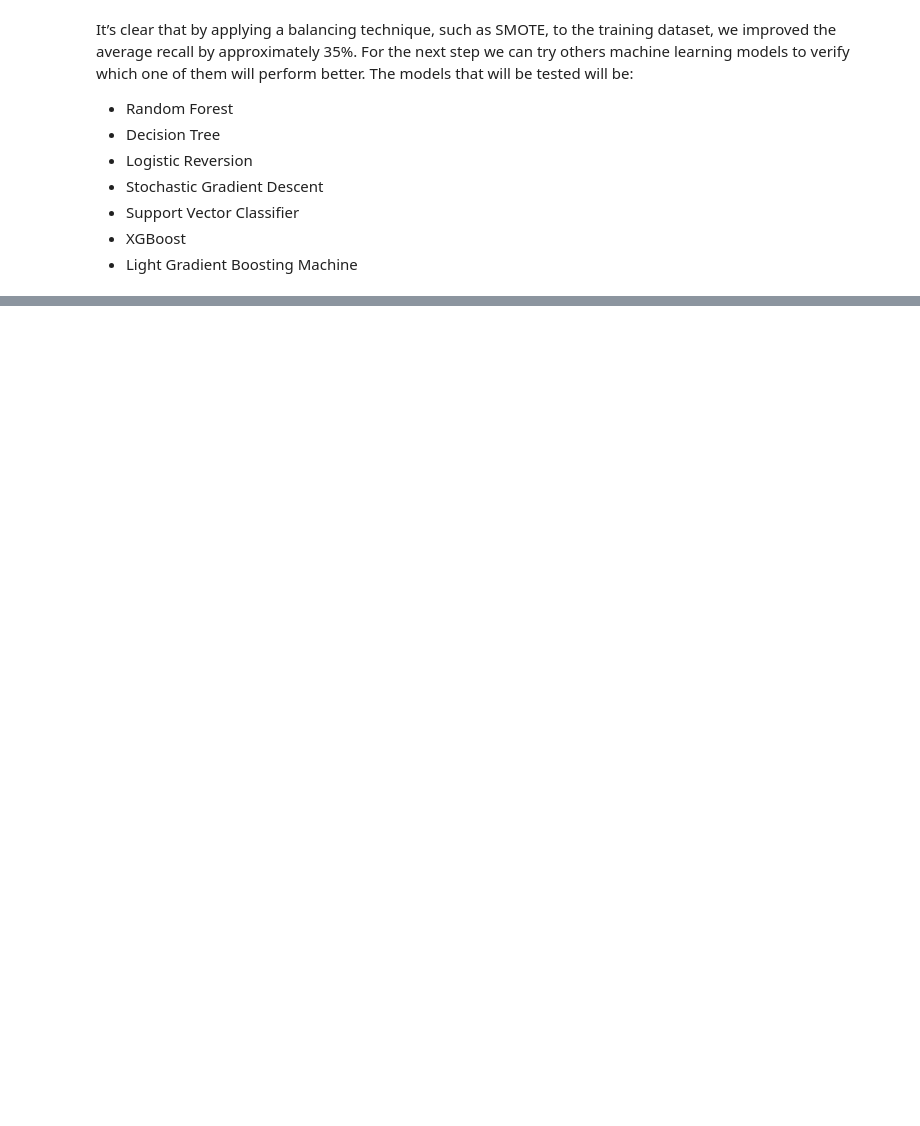
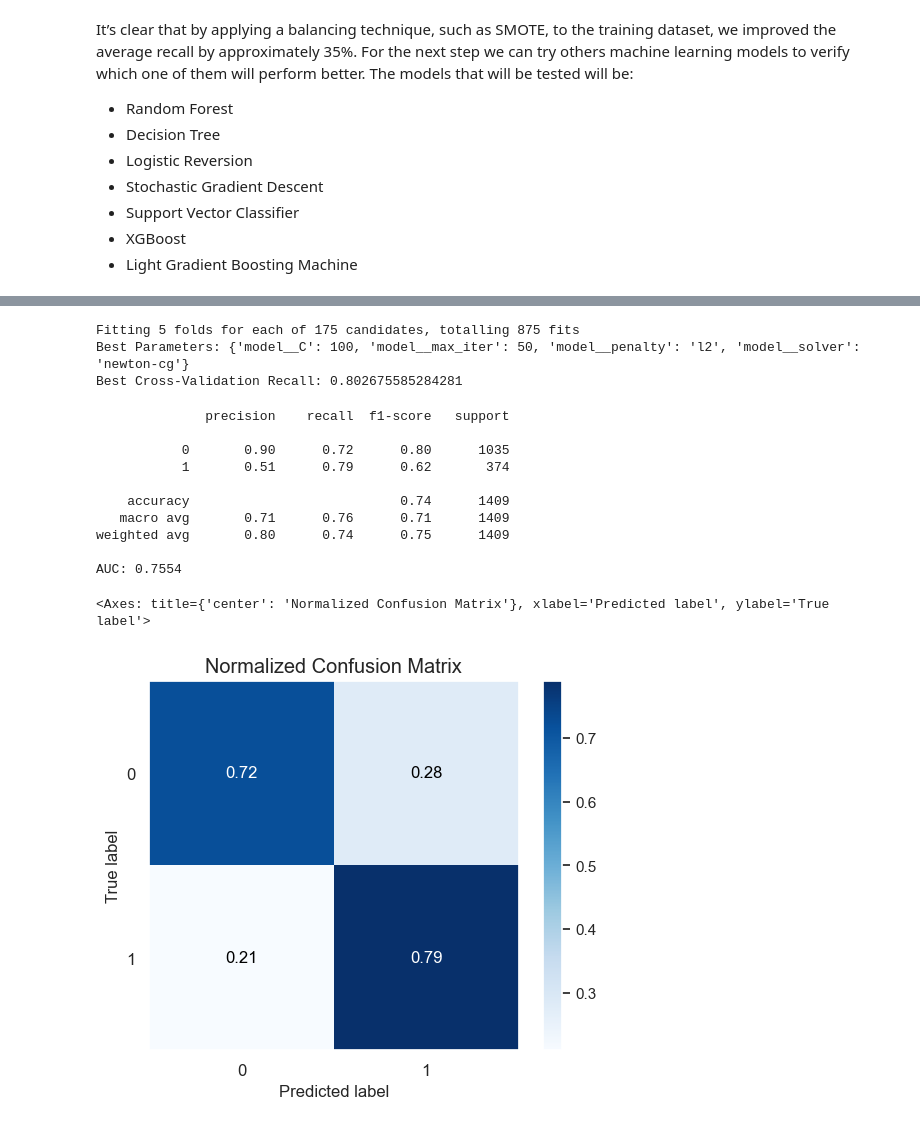
Before and after one commit to hugomaestri/data_science, a Jupyter notebook: 4-Customer_Churn_Prediction.ipynb, the cells around one changed output, grey strips where cells are left out. Drawn from its saved outputs; the diff is of its cells as text; code cells hidden in the pictures; blank space fills up the shorter version.

Commit message:
Tunning hyperparameters of three model, to after choose the best

```diff
--- a/4-Customer_Churn_Prediction.ipynb
+++ b/4-Customer_Churn_Prediction.ipynb
@@ -667,0 +653,65 @@ Average ROC-AUC: 0.84 (+/- 0.01)
+# %%
+pipeline = ImbPipeline([
+    ("preprocessor", preprocessor),
+    ("smote", SMOTE(sampling_strategy="minority", random_state=42)),
+    ("model", LogisticRegression())
+])
+
+param_grid = {
+    'model__C': [0.001, 0.01, 0.1, 1, 10, 100, 1000],  # Regularization strength
+    'model__penalty': ['l2'],  # L2 regularization (most common choice)
+    'model__solver': ['lbfgs', 'liblinear', 'saga', 'newton-cg', 'newton-cholesky'],  # Solvers that support L2 penalty
+    'model__max_iter': [50, 100, 200, 500, 1000]  # Number of iterations
+}
+
+# Set up GridSearchCV
+grid_search = GridSearchCV(
+    estimator=pipeline,
+    param_grid=param_grid,
+    scoring='recall',  # Optimize for recall
+    cv=5,  # 5-fold cross-validation
+    n_jobs=-1,  # Use all available processors
+    verbose=2  # Print progress during the search
+)
+grid_search.fit(X_train, y_train)
+print("Best Parameters:", grid_search.best_params_)
+print("Best Cross-Validation Recall:", grid_search.best_score_)
+# %% [output]
+Fitting 5 folds for each of 175 candidates, totalling 875 fits
+Best Parameters: {'model__C': 100, 'model__max_iter': 50, 'model__penalty': 'l2', 'model__solver': 'newton-cg'}
+Best Cross-Validation Recall: 0.802675585284281
+# %%
+X_train_preprocessed = preprocessor.fit_transform(X_train)
+X_test_preprocessed = preprocessor.fit_transform(X_test)
+
+smote = SMOTE(sampling_strategy="minority", random_state=42)
+X_train_resampled, y_train_resampled = smote.fit_resample(X_train_preprocessed, y_train)
+
+# Train model
+model = LogisticRegression(C=100, max_iter=50, penalty='l2', solver='newton-cg')
+model.fit(X_train_resampled, y_train_resampled)
+
+# Make predictions
+y_pred = model.predict(X_test_preprocessed)
+
+# Classification report
+print(classification_report(y_test, y_pred))
+
+# imprimir a área sob a curva
+print("AUC: {:.4f}\n".format(roc_auc_score(y_test, y_pred)))
+
+# plotar matriz de confusão
+skplt.metrics.plot_confusion_matrix(y_test, y_pred, normalize=True)
+# %% [output]
+              precision    recall  f1-score   support
+
+           0       0.90      0.72      0.80      1035
+           1       0.51      0.79      0.62       374
+
+    accuracy                           0.74      1409
+   macro avg       0.71      0.76      0.71      1409
+weighted avg       0.80      0.74      0.75      1409
+
+AUC: 0.7554
+<Axes: title={'center': 'Normalized Confusion Matrix'}, xlabel='Predicted label', ylabel='True label'>
+[figure, added]
```
Also changed, not shown: parts of 18 cells of this notebook.
